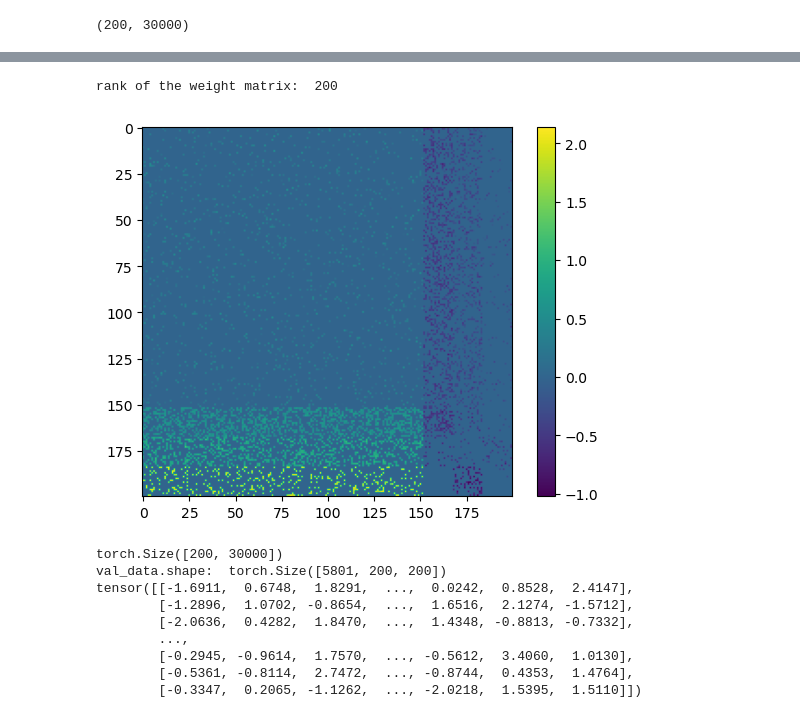
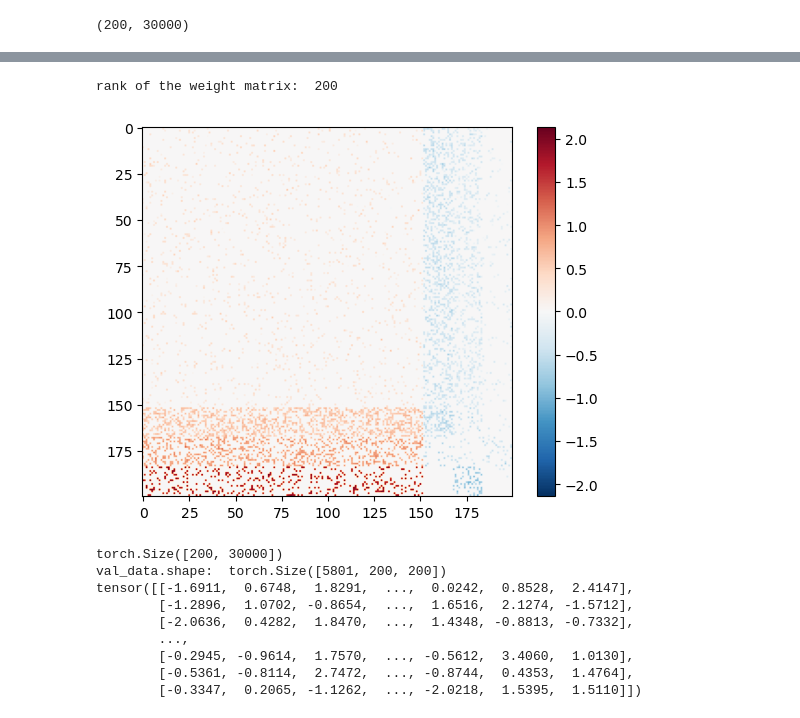
Before and after one commit to wuweizhang0723/func2graph, a Jupyter notebook: notebook/check_data/simulation_data.ipynb, the cells around one changed output, grey strips where cells are left out. Saved outputs shown, nothing was run; the diff lists cells and outputs as text; code cells hidden in the pictures.

```diff
--- a/notebook/check_data/simulation_data.ipynb
+++ b/notebook/check_data/simulation_data.ipynb
@@ -84,16 +120,18 @@ for i in range(neuron_num):
 # %%
 weight_matrix = simulator.W_ij
 
 # compute the rank of the weight matrix
 rank = np.linalg.matrix_rank(weight_matrix.detach().numpy())
 print("rank of the weight matrix: ", rank)
 
-plt.imshow(weight_matrix.detach().numpy())
+# choose the larger abs of min and max
+max_abs = np.max(np.abs(weight_matrix.detach().numpy()))
+plt.imshow(weight_matrix.detach().numpy(), cmap='RdBu_r', vmin=-max_abs, vmax=max_abs)
 plt.colorbar()
 plt.show()
 # %% [output]
 rank of the weight matrix:  200
-[figure, old version]
+[figure, new version]
 # %%
 neuron_num = 200
 dt = 0.001
```
Also changed, not shown: parts of 2 cells of this notebook, 5 other files.
